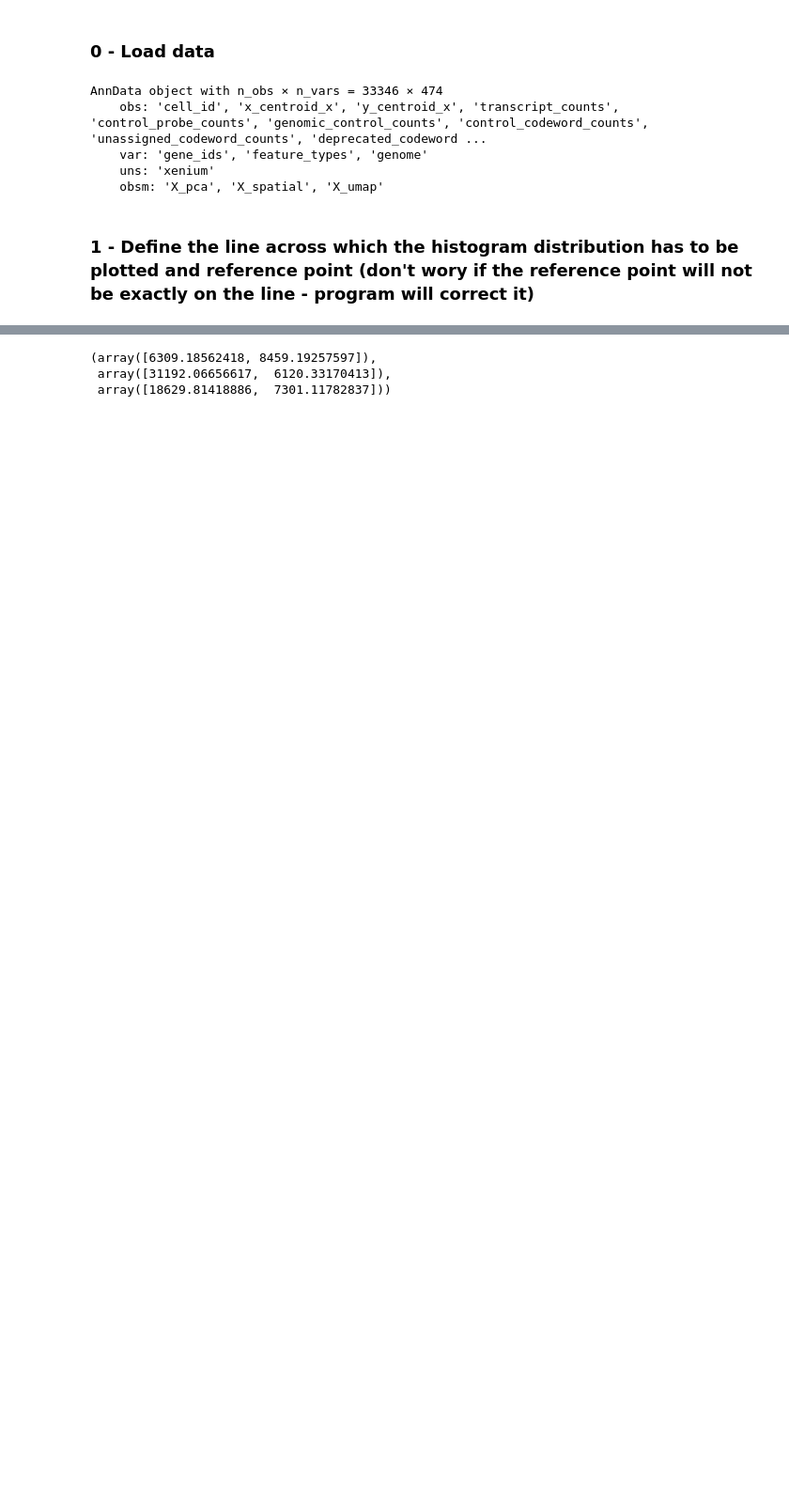
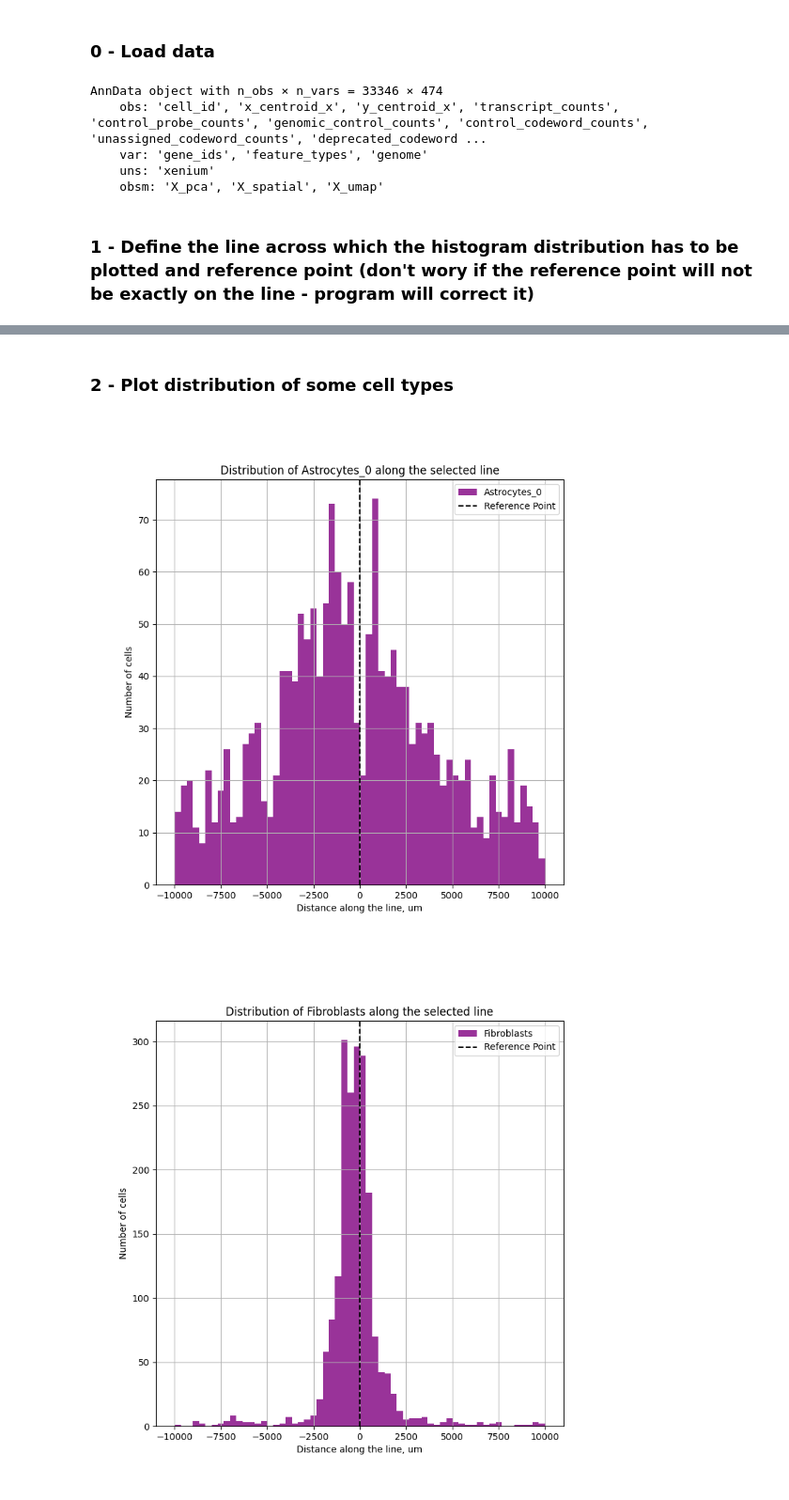
Before and after one commit to cellgeni/xenium_vistools, a Jupyter notebook: example_histogram_custom_line.ipynb, the cells around one changed output, grey strips where cells are left out. Shown at 94% size. Cells and saved outputs as stored; diff of their text form; code cells hidden in the pictures; blank space fills up the shorter version.

```diff
--- a/example_histogram_custom_line.ipynb
+++ b/example_histogram_custom_line.ipynb
@@ -36,6 +37,7 @@ picked_points
-# %%
-picked_points
-# %% [output]
-(array([6309.18562418, 8459.19257597]),
- array([31192.06656617,  6120.33170413]),
- array([18629.81418886,  7301.11782837]))
+# %% [markdown]
+### 2 - Plot distribution of some cell types
+# %%
+plot_group_distribution_along_line(adata, picked_points, xboundaries = (-10000, 10000), selected_groups=["Fibroblasts", "Astrocytes_0"], bins=60, color = 'purple', units = 'um', save_folder = 'out_figures')
+# %% [output]
+[figure, added]
+[figure, added]
```
Also changed, not shown: parts of 7 cells of this notebook.
